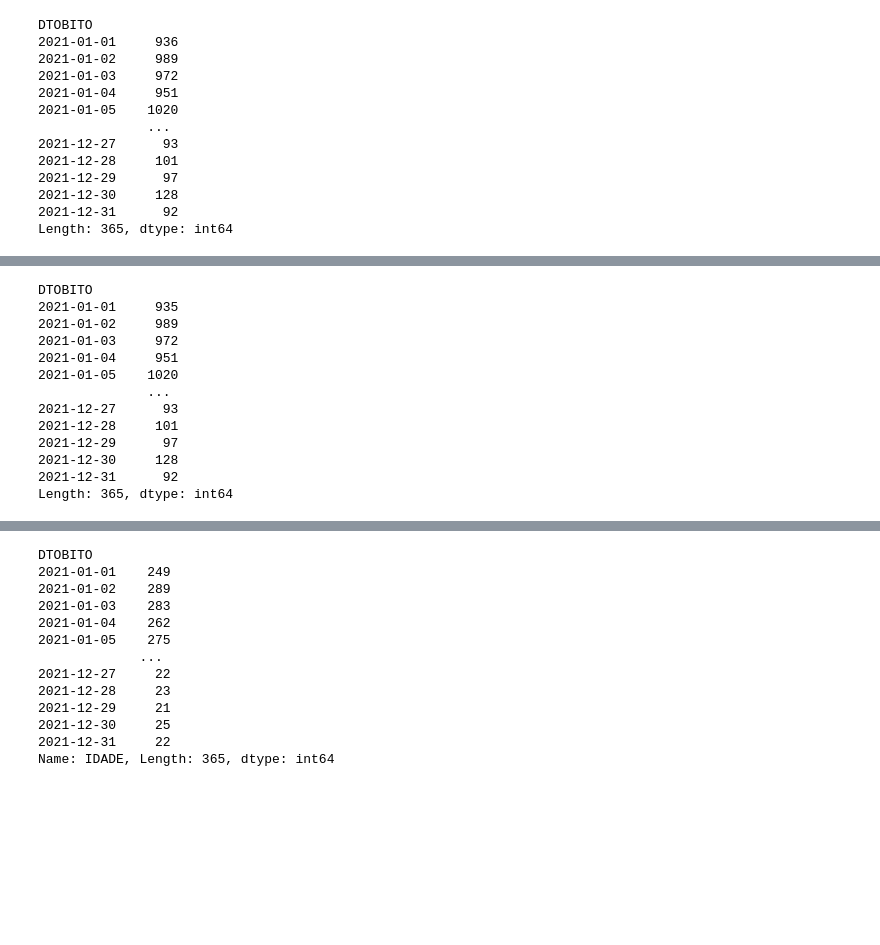
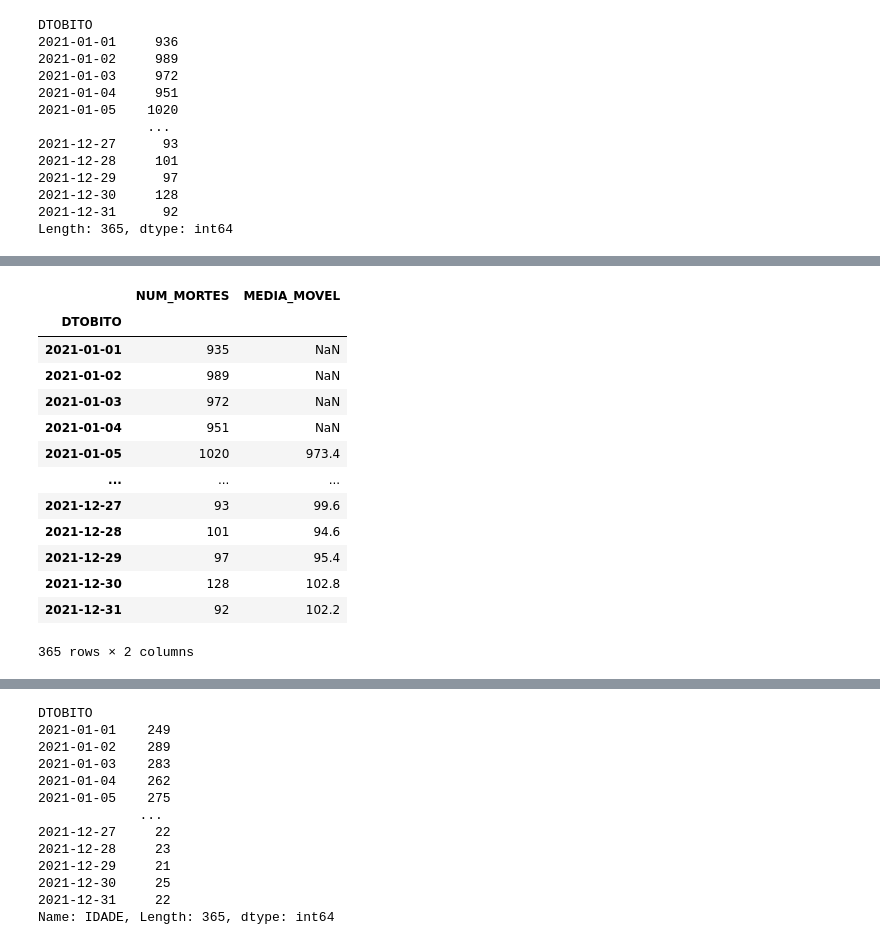
Before and after one commit to arturbernardo/eficacia_vacina_covid19, a Jupyter notebook: eficiencia_vacinas.ipynb, the cells around one changed output, grey strips where cells are left out. Saved outputs shown, nothing was run; the diff lists cells and outputs as text; code cells hidden in the pictures; blank space fills up the shorter version.

```diff
--- a/eficiencia_vacinas.ipynb
+++ b/eficiencia_vacinas.ipynb
@@ -101,17 +102,21 @@ Length: 27581, dtype: int64
 # %%
 mortalidade_dia = mortes_c19_agg_dia_idade.groupby(level=0).sum()
+
+mortalidade_dia['MEDIA_MOVEL'] = mortalidade_dia['NUM_MORTES'].rolling(window=5).mean()
+
 mortalidade_dia
 # %% [output]
+|  | NUM_MORTES | MEDIA_MOVEL |
+| DTOBITO |  |  |
+| 2021-01-01 | 935 | NaN |
+| 2021-01-02 | 989 | NaN |
+| 2021-01-03 | 972 | NaN |
+| 2021-01-04 | 951 | NaN |
+| 2021-01-05 | 1020 | 973.4 |
+| ... | ... | ... |
+| 2021-12-27 | 93 | 99.6 |
+| 2021-12-28 | 101 | 94.6 |
+| 2021-12-29 | 97 | 95.4 |
+| 2021-12-30 | 128 | 102.8 |
+| 2021-12-31 | 92 | 102.2 |
-DTOBITO
-2021-01-01     935
-2021-01-02     989
-2021-01-03     972
-2021-01-04     951
-2021-01-05    1020
-              ...
-2021-12-27      93
-2021-12-28     101
-2021-12-29      97
-2021-12-30     128
-2021-12-31      92
-Length: 365, dtype: int64
+365 rows × 2 columns
```
Also changed, not shown: parts of 7 cells of this notebook.
